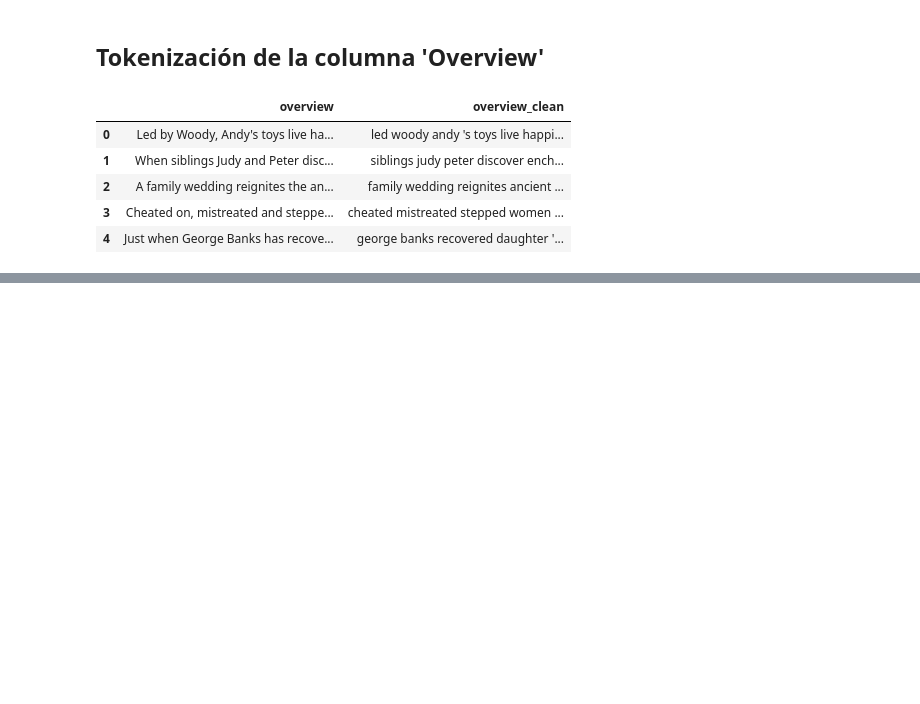
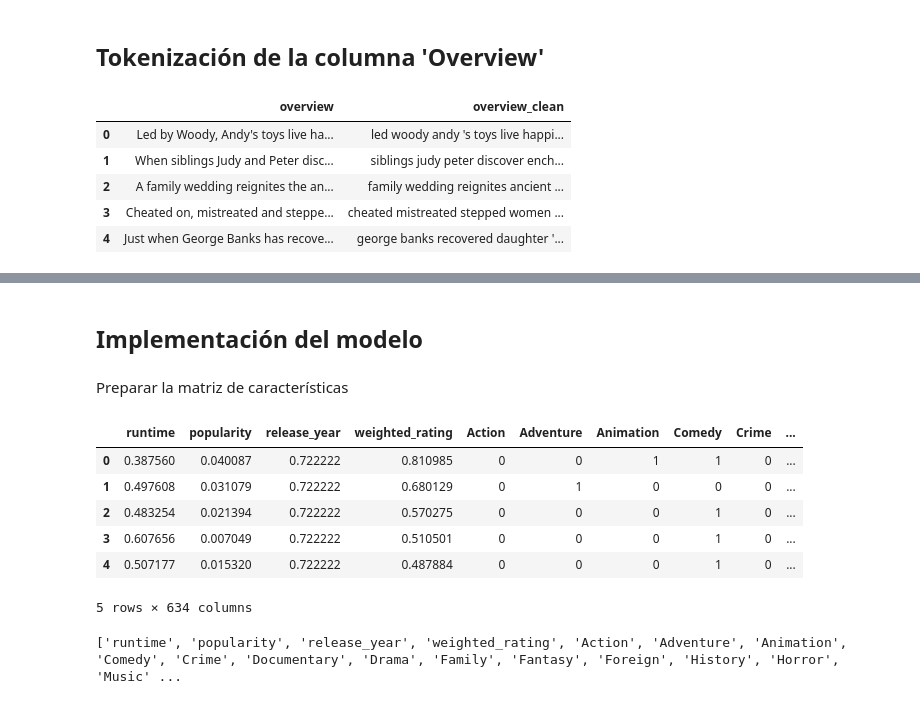
Before and after one commit to alejocampos1/Movies_Recommendation_2024, a Jupyter notebook: Notebooks/modelo.ipynb, the cells around one changed output, grey strips where cells are left out. Drawn from its saved outputs; the diff is of its cells as text; code cells hidden in the pictures; blank space fills up the shorter version.

Commit message:
13 SET - Matriz de características

```diff
--- a/Notebooks/modelo.ipynb
+++ b/Notebooks/modelo.ipynb
@@ -225,6 +270,7 @@ df_premodel[['overview', 'overview_clean']].head()
 | 3 | Cheated on, mistreated and steppe... | cheated mistreated stepped women ... |
 | 4 | Just when George Banks has recove... | george banks recovered daughter '... |
 # %%
+
 # Crear un objeto TfidfVectorizer - usar las 500 palabras más relevantes
 tfidf = TfidfVectorizer(max_features=500, stop_words='english')
 
@@ -236,6 +282,9 @@ df_tfidf = pd.DataFrame(tfidf_matrix.toarray(), columns=tfidf.get_feature_names_
 
 # Concatenar el DataFrame tfidf al DataFrame original
 df_premodel = pd.concat([df_premodel, df_tfidf], axis=1)
+
+# Eliminar columna 'overview'
+df_premodel.drop(columns=['overview', 'overview_clean'], inplace=True)
 # %%
 df_premodel.head(2)
 # %% [output]
@@ -245,0 +295,21 @@ df_premodel.head(2)
+# %% [markdown]
+
+## Implementación del modelo
+# %% [markdown]
+Preparar la matriz de características
+# %%
+df_modelo = df_premodel.drop(columns=['id', 'title'])
+# %%
+df_modelo.head()
+# %% [output]
+|  | runtime | popularity | release_year | weighted_rating | Action | Adventure | Animation | Comedy | Crime | ... |
+| 0 | 0.387560 | 0.040087 | 0.722222 | 0.810985 | 0 | 0 | 1 | 1 | 0 | ... |
+| 1 | 0.497608 | 0.031079 | 0.722222 | 0.680129 | 0 | 1 | 0 | 0 | 0 | ... |
+| 2 | 0.483254 | 0.021394 | 0.722222 | 0.570275 | 0 | 0 | 0 | 1 | 0 | ... |
+| 3 | 0.607656 | 0.007049 | 0.722222 | 0.510501 | 0 | 0 | 0 | 1 | 0 | ... |
+| 4 | 0.507177 | 0.015320 | 0.722222 | 0.487884 | 0 | 0 | 0 | 1 | 0 | ... |
+5 rows × 634 columns
+# %%
+print(list(df_modelo.columns))
+# %% [output]
+['runtime', 'popularity', 'release_year', 'weighted_rating', 'Action', 'Adventure', 'Animation', 'Comedy', 'Crime', 'Documentary', 'Drama', 'Family', 'Fantasy', 'Foreign', 'History', 'Horror', 'Music' ...
```
Also changed, not shown: parts of 12 cells of this notebook, 3 other files.
